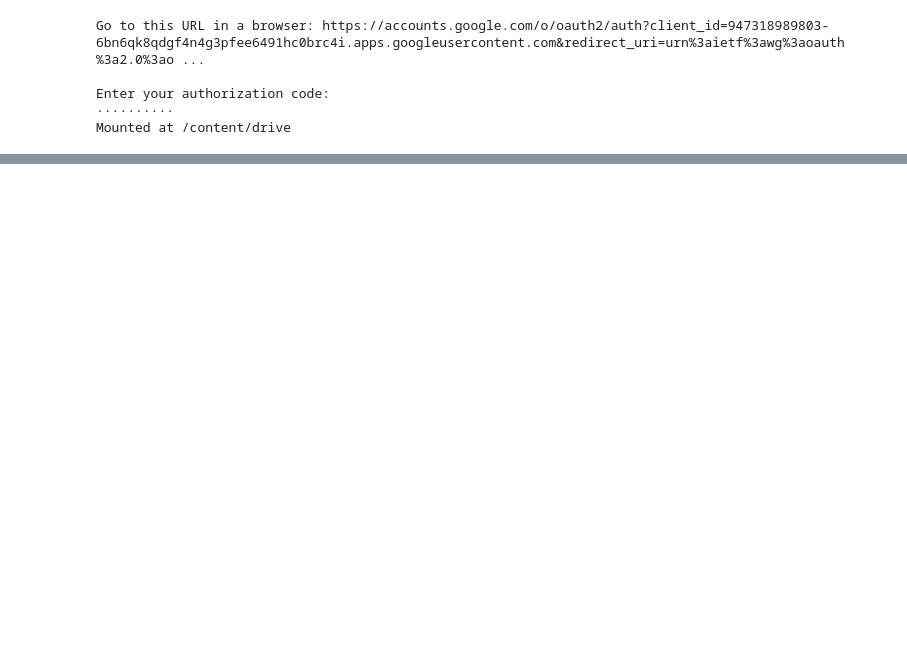
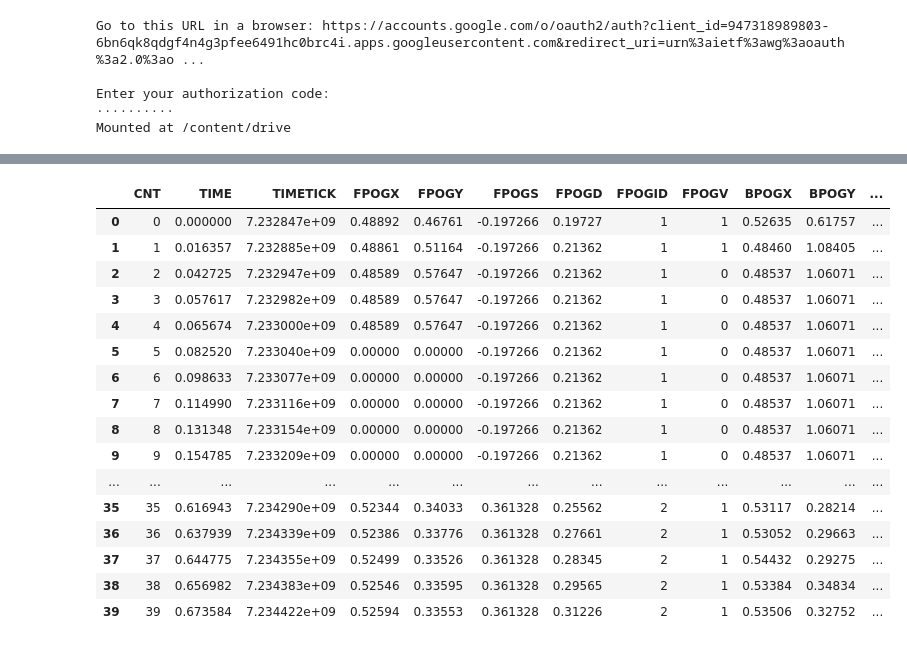
Before and after one commit to Nusserle/LieDetection, a Jupyter notebook: LieDetectionTest_Gaze.ipynb, the cells around one changed output, grey strips where cells are left out. Cells and saved outputs as stored; diff of their text form; code cells hidden in the pictures; blank space fills up the shorter version.

```diff
--- a/LieDetectionTest_Gaze.ipynb
+++ b/LieDetectionTest_Gaze.ipynb
@@ -34,0 +54,20 @@ df[["gaze", truth]]
+# %%
+data[0][0][0:40]
+# %% [output]
+|  | CNT | TIME | TIMETICK | FPOGX | FPOGY | FPOGS | FPOGD | FPOGID | FPOGV | BPOGX | BPOGY | ... |
+| 0 | 0 | 0.000000 | 7.232847e+09 | 0.48892 | 0.46761 | -0.197266 | 0.19727 | 1 | 1 | 0.52635 | 0.61757 | ... |
+| 1 | 1 | 0.016357 | 7.232885e+09 | 0.48861 | 0.51164 | -0.197266 | 0.21362 | 1 | 1 | 0.48460 | 1.08405 | ... |
+| 2 | 2 | 0.042725 | 7.232947e+09 | 0.48589 | 0.57647 | -0.197266 | 0.21362 | 1 | 0 | 0.48537 | 1.06071 | ... |
+| 3 | 3 | 0.057617 | 7.232982e+09 | 0.48589 | 0.57647 | -0.197266 | 0.21362 | 1 | 0 | 0.48537 | 1.06071 | ... |
+| 4 | 4 | 0.065674 | 7.233000e+09 | 0.48589 | 0.57647 | -0.197266 | 0.21362 | 1 | 0 | 0.48537 | 1.06071 | ... |
+| 5 | 5 | 0.082520 | 7.233040e+09 | 0.00000 | 0.00000 | -0.197266 | 0.21362 | 1 | 0 | 0.48537 | 1.06071 | ... |
+| 6 | 6 | 0.098633 | 7.233077e+09 | 0.00000 | 0.00000 | -0.197266 | 0.21362 | 1 | 0 | 0.48537 | 1.06071 | ... |
+| 7 | 7 | 0.114990 | 7.233116e+09 | 0.00000 | 0.00000 | -0.197266 | 0.21362 | 1 | 0 | 0.48537 | 1.06071 | ... |
+| 8 | 8 | 0.131348 | 7.233154e+09 | 0.00000 | 0.00000 | -0.197266 | 0.21362 | 1 | 0 | 0.48537 | 1.06071 | ... |
+| 9 | 9 | 0.154785 | 7.233209e+09 | 0.00000 | 0.00000 | -0.197266 | 0.21362 | 1 | 0 | 0.48537 | 1.06071 | ... |
+| ... | ... | ... | ... | ... | ... | ... | ... | ... | ... | ... | ... | ... |
+| 35 | 35 | 0.616943 | 7.234290e+09 | 0.52344 | 0.34033 | 0.361328 | 0.25562 | 2 | 1 | 0.53117 | 0.28214 | ... |
+| 36 | 36 | 0.637939 | 7.234339e+09 | 0.52386 | 0.33776 | 0.361328 | 0.27661 | 2 | 1 | 0.53052 | 0.29663 | ... |
+| 37 | 37 | 0.644775 | 7.234355e+09 | 0.52499 | 0.33526 | 0.361328 | 0.28345 | 2 | 1 | 0.54432 | 0.29275 | ... |
+| 38 | 38 | 0.656982 | 7.234383e+09 | 0.52546 | 0.33595 | 0.361328 | 0.29565 | 2 | 1 | 0.53384 | 0.34834 | ... |
+| 39 | 39 | 0.673584 | 7.234422e+09 | 0.52594 | 0.33553 | 0.361328 | 0.31226 | 2 | 1 | 0.53506 | 0.32752 | ... |
```
Also changed, not shown: parts of 10 cells of this notebook.
